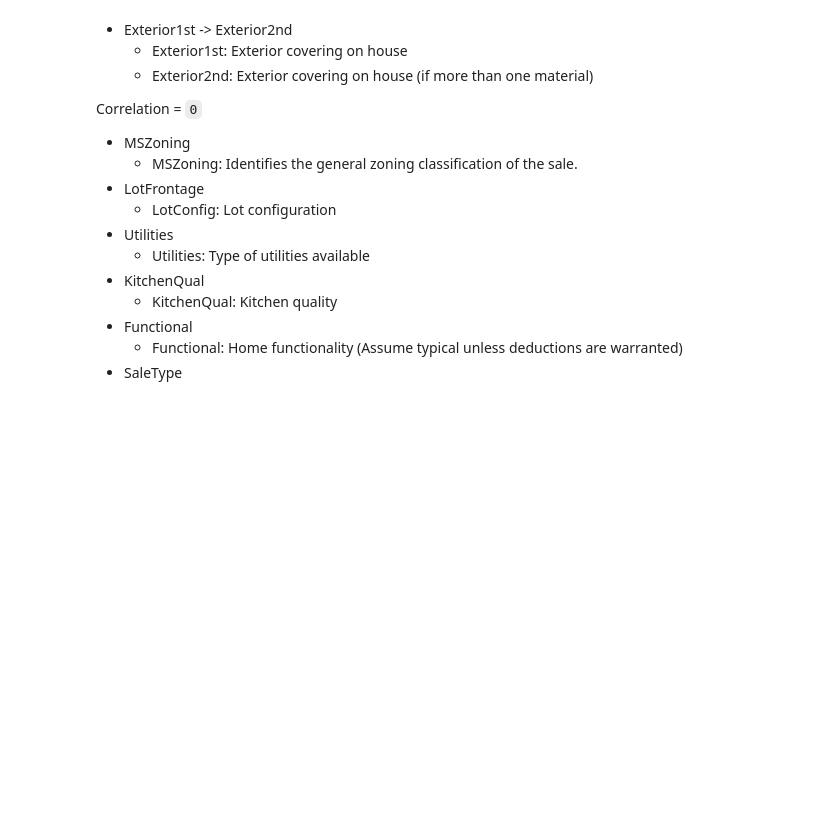
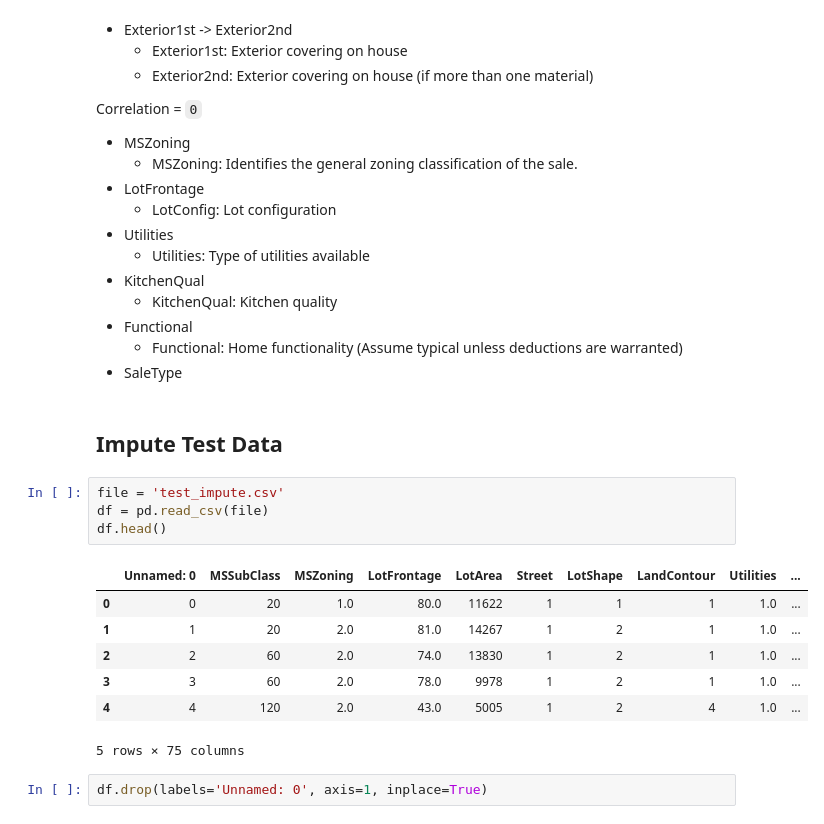
Before and after one commit to JacoboGGLeon/houses_sales_kaggle, a Jupyter notebook: load.ipynb, the cells around one changed output. Cells and saved outputs as stored; diff of their text form; blank space fills up the shorter version.

```diff
--- a/load.ipynb
+++ b/load.ipynb
@@ -250,3 +250,19 @@ Correlation =  `0`
 * Functional
     * Functional: Home functionality (Assume typical unless deductions are warranted)
 * SaleType
+# %% [markdown]
+## Impute Test Data
+# %%
+file = 'test_impute.csv'
+df = pd.read_csv(file)
+df.head()
+# %% [output]
+|  | Unnamed: 0 | MSSubClass | MSZoning | LotFrontage | LotArea | Street | LotShape | LandContour | Utilities | ... |
+| 0 | 0 | 20 | 1.0 | 80.0 | 11622 | 1 | 1 | 1 | 1.0 | ... |
+| 1 | 1 | 20 | 2.0 | 81.0 | 14267 | 1 | 2 | 1 | 1.0 | ... |
+| 2 | 2 | 60 | 2.0 | 74.0 | 13830 | 1 | 2 | 1 | 1.0 | ... |
+| 3 | 3 | 60 | 2.0 | 78.0 | 9978 | 1 | 2 | 1 | 1.0 | ... |
+| 4 | 4 | 120 | 2.0 | 43.0 | 5005 | 1 | 2 | 4 | 1.0 | ... |
+5 rows × 75 columns
+# %%
+df.drop(labels='Unnamed: 0', axis=1, inplace=True)
```
Also changed, not shown: parts of 2 cells of this notebook, 2 other files.
